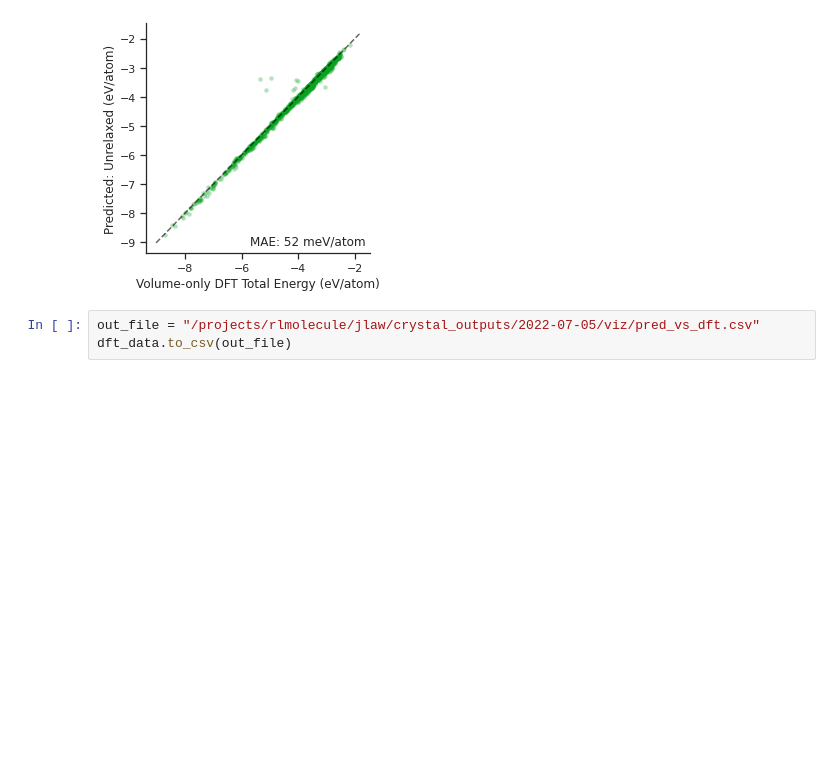
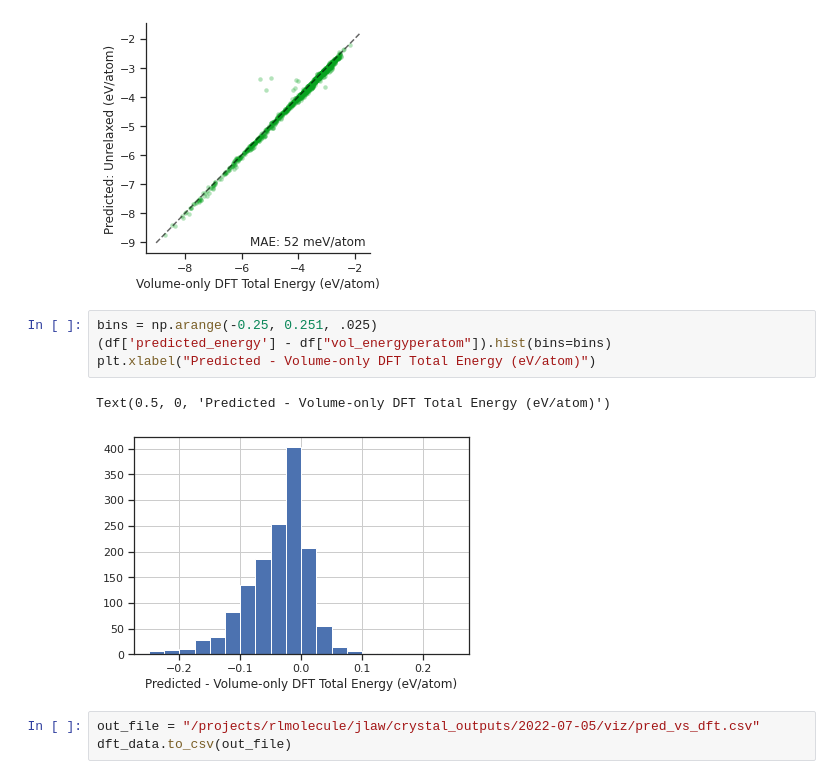
Before and after one commit to NREL/rlmolecule, a Jupyter notebook: examples/crystal_energy/notebooks/20220712_decomp_energy_vs_relaxed.ipynb, the cells around one changed output. Drawn from its saved outputs; the diff is of its cells as text; blank space fills up the shorter version.

Commit message:
Add volume-only relaxation

```diff
--- a/examples/crystal_energy/notebooks/20220712_decomp_energy_vs_relaxed.ipynb
+++ b/examples/crystal_energy/notebooks/20220712_decomp_energy_vs_relaxed.ipynb
@@ -345,6 +345,13 @@ plt.savefig(out_file.replace('.svg','.png'), bbox_inches='tight', dpi=300)
 # %% [output]
 /projects/rlmolecule/jlaw/crystal_outputs/2022-07-05/viz/pred_vs_dft_vol.svg
 [figure]
+# %%
+bins = np.arange(-0.25, 0.251, .025)
+(df['predicted_energy'] - df["vol_energyperatom"]).hist(bins=bins)
+plt.xlabel("Predicted - Volume-only DFT Total Energy (eV/atom)")
+# %% [output]
+Text(0.5, 0, 'Predicted - Volume-only DFT Total Energy (eV/atom)')
+[figure, added]
 # %%
 out_file = "/projects/rlmolecule/jlaw/crystal_outputs/2022-07-05/viz/pred_vs_dft.csv"
 dft_data.to_csv(out_file)
```
